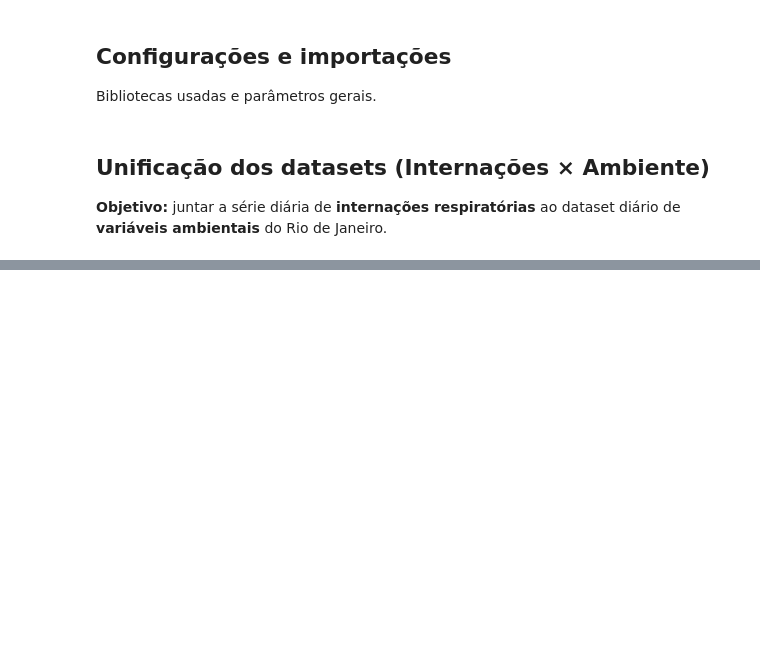
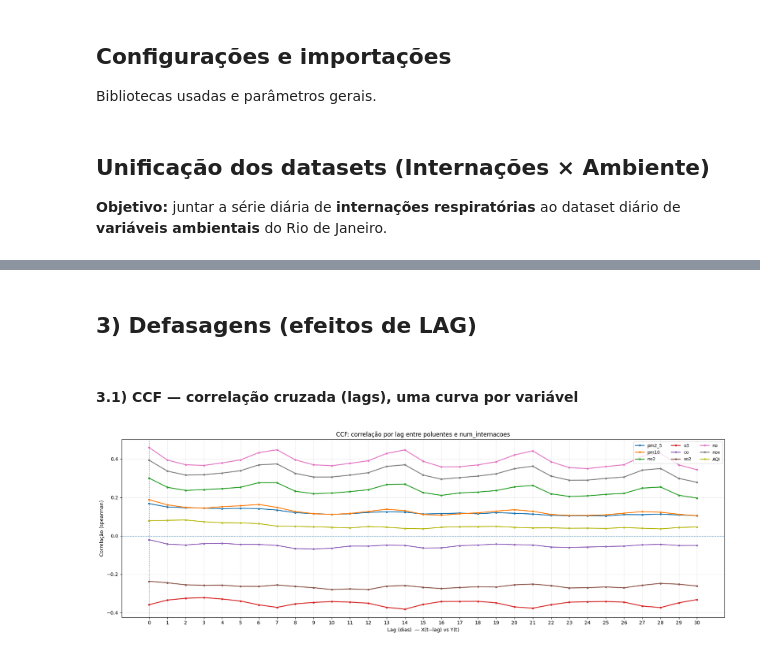
Before and after one commit to AILAB-CEFET-RJ/qualiar, a Jupyter notebook: notebooks/Analise-Correlacao/internacoes_x_qualiar.ipynb, the cells around one changed output, grey strips where cells are left out. Saved outputs shown, nothing was run; the diff lists cells and outputs as text; code cells hidden in the pictures; blank space fills up the shorter version.

```diff
--- a/notebooks/Analise-Correlacao/internacoes_x_qualiar.ipynb
+++ b/notebooks/Analise-Correlacao/internacoes_x_qualiar.ipynb
@@ -858,0 +144,46 @@ plt.show()
+# %% [markdown]
+## 3) Defasagens (efeitos de LAG)
+# %% [markdown]
+#### 3.1) CCF — correlação cruzada (lags), uma curva por variável
+# %%
+df = df_unificado.copy()
+df['data_dia'] = pd.to_datetime(df['data_dia'])
+df = df.sort_values('data_dia').set_index('data_dia')
+df = df.reindex(pd.date_range(df.index.min(), df.index.max(), freq='D'))
+
+y = df['num_internacoes']
+
+# Variáveis (poluentes + AQI). Adicione/remova conforme desejar.
+vars_x = ['pm2_5','pm10','no2','o3','co','so2','no','nox','AQI']
+
+max_lag = 30
+method = 'spearman'
+
+lags = np.arange(0, max_lag + 1)
+ccf_dict = {}
+
+for v in vars_x:
+    r = []
+    x = df[v]
+    for k in lags:
+        tmp = pd.concat({'y': y, 'x': x.shift(k)}, axis=1).dropna()
+        r.append(tmp['y'].corr(tmp['x'], method=method))
+    ccf_dict[v] = np.array(r)
+
+# --- Plot
+plt.figure(figsize=(18, 6))
+for v in vars_x:
+    plt.plot(lags, ccf_dict[v], marker='o', ms=3, lw=1.8, label=v)
+
+plt.axhline(0, ls='--', lw=1)
+plt.axvline(0, ls=':', lw=1)
+plt.xticks(lags)
+plt.xlabel('Lag (dias)  — X(t−lag) vs Y(t)')
+plt.ylabel(f'Correlação ({method})')
+plt.title('CCF: correlação por lag entre poluentes e num_internacoes')
+plt.legend(ncol=3, frameon=True, fontsize=9)
+plt.grid(alpha=0.25)
+plt.tight_layout()
+plt.show()
+# %% [output]
+[figure, added]
```
Also changed, not shown: parts of 36 cells of this notebook, 3 other files.
